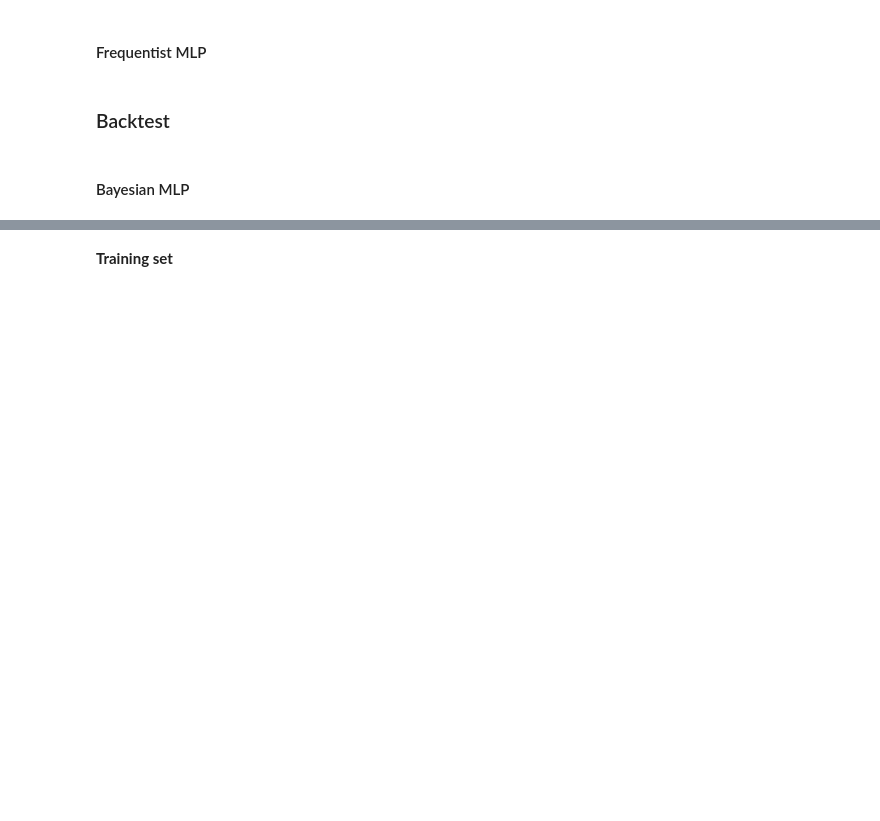
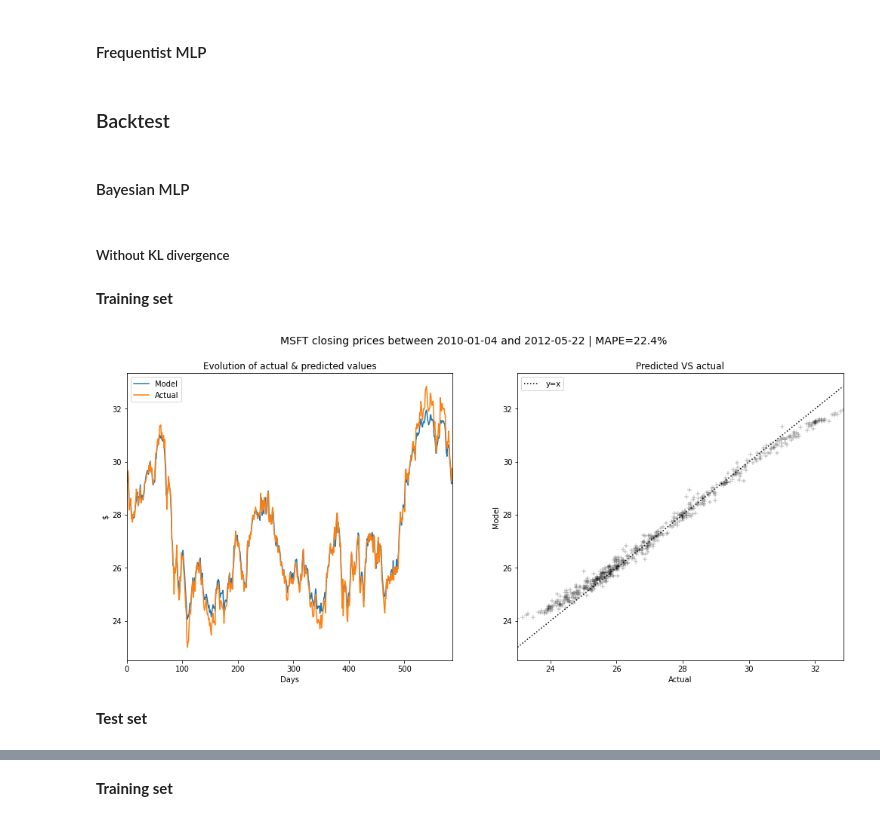
Before and after one commit to PeDiot/bayesian-neural-network-stock-prediction, a Jupyter notebook: notebook.ipynb, the cells around one changed output, grey strips where cells are left out. Saved outputs shown, nothing was run; the diff lists cells and outputs as text; code cells hidden in the pictures; blank space fills up the shorter version.

```diff
--- a/notebook.ipynb
+++ b/notebook.ipynb
@@ -201,3 +245,14 @@ training_plot_summary(results);
 ### Backtest
 # %% [markdown]
 #### Bayesian MLP
+# %% [markdown]
+##### Without KL divergence
+# %% [markdown]
+**Training set**
+# %%
+df_backtest, mape = create_backtest_dataset(model, data, training=True)
+backtest_plot(ticker, df_backtest, mape, data.train_period)
+# %% [output]
+[figure, added]
+# %% [markdown]
+**Test set**
```
Also changed, not shown: parts of 19 cells of this notebook.
